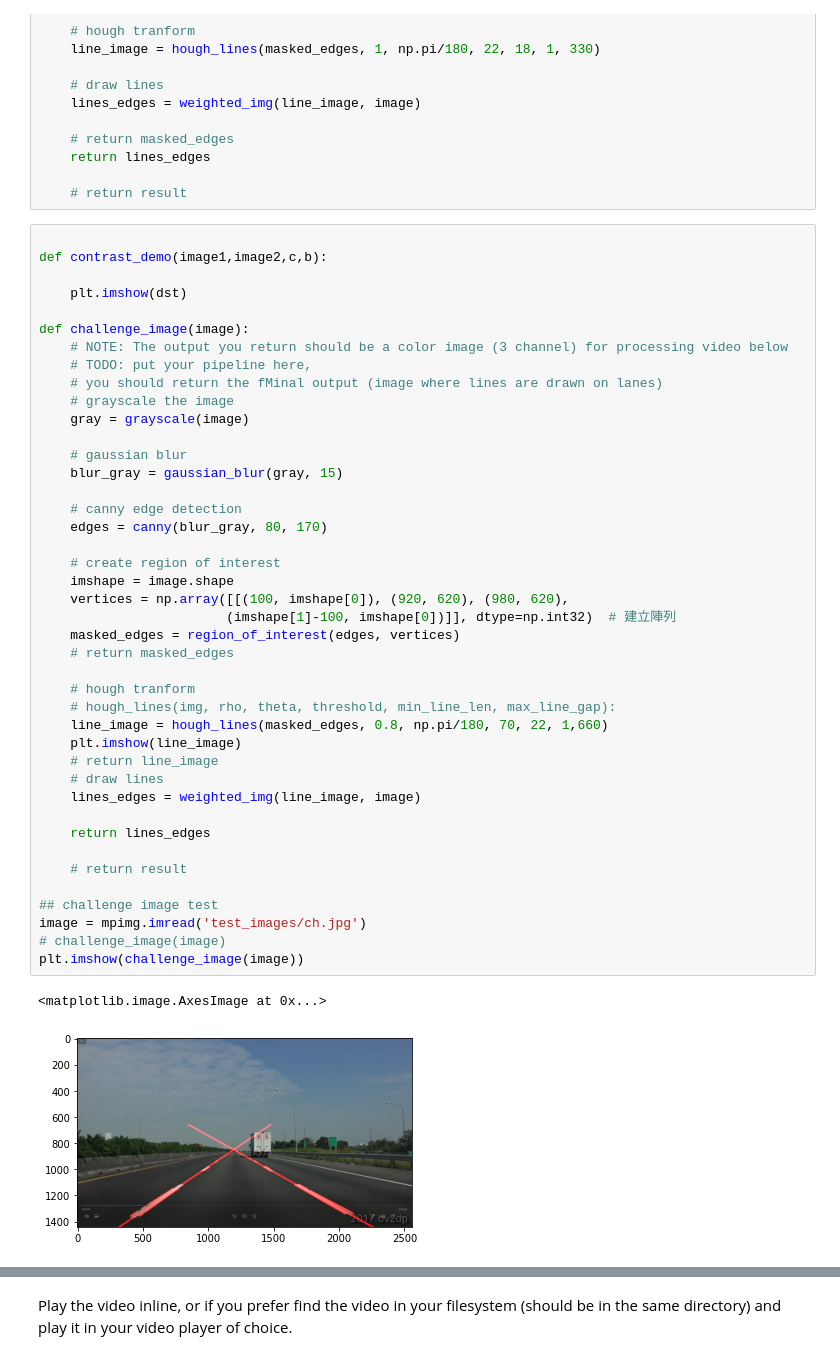
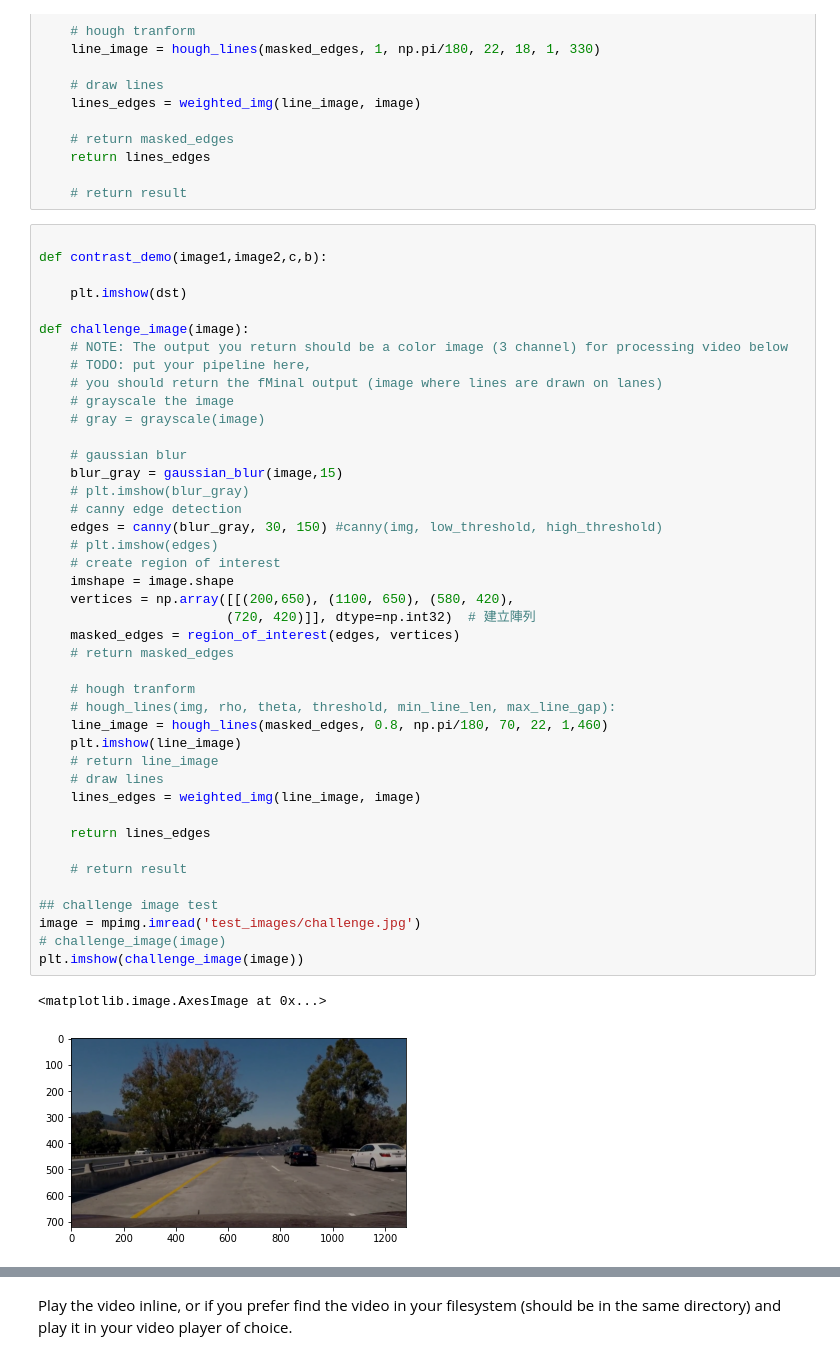
Before and after one commit to Lucashien/CarND-Project-1---Finding-Lane-Line, a Jupyter notebook: P1.ipynb, the cells around one changed output, grey strips where cells are left out. Saved outputs shown, nothing was run; the diff lists cells and outputs as text.

```diff
--- a/P1.ipynb
+++ b/P1.ipynb
@@ -315,43 +315,43 @@ def contrast_demo(image1,image2,c,b):
 
 def challenge_image(image):
     # NOTE: The output you return should be a color image (3 channel) for processing video below
     # TODO: put your pipeline here,
     # you should return the fMinal output (image where lines are drawn on lanes)
     # grayscale the image
-    gray = grayscale(image)
+    # gray = grayscale(image)
 
     # gaussian blur
-    blur_gray = gaussian_blur(gray, 15)
-
+    blur_gray = gaussian_blur(image,15)
+    # plt.imshow(blur_gray)
     # canny edge detection
-    edges = canny(blur_gray, 80, 170)
-
+    edges = canny(blur_gray, 30, 150) #canny(img, low_threshold, high_threshold)
+    # plt.imshow(edges)
     # create region of interest
     imshape = image.shape
-    vertices = np.array([[(100, imshape[0]), (920, 620), (980, 620),
-                        (imshape[1]-100, imshape[0])]], dtype=np.int32)  # 建立陣列
+    vertices = np.array([[(200,650), (1100, 650), (580, 420),
+                        (720, 420)]], dtype=np.int32)  # 建立陣列
     masked_edges = region_of_interest(edges, vertices)
     # return masked_edges
 
     # hough tranform
     # hough_lines(img, rho, theta, threshold, min_line_len, max_line_gap):
-    line_image = hough_lines(masked_edges, 0.8, np.pi/180, 70, 22, 1,660)
+    line_image = hough_lines(masked_edges, 0.8, np.pi/180, 70, 22, 1,460)
     plt.imshow(line_image)
     # return line_image
     # draw lines
     lines_edges = weighted_img(line_image, image)
 
     return lines_edges
 
     # return result
 
 ## challenge image test
-image = mpimg.imread('test_images/ch.jpg')
+image = mpimg.imread('test_images/challenge.jpg')
 # challenge_image(image)
 plt.imshow(challenge_image(image))
 # %% [output]
 <matplotlib.image.AxesImage at 0x...>
-[figure, old version]
+[figure, new version]
 # %%
 white_output = 'test_videos_output/solidWhiteRight.mp4'
 ## To speed up the testing process you may want to try your pipeline on a shorter subclip of the video
```
Also changed, not shown: parts of 5 cells of this notebook, 5 other files.
